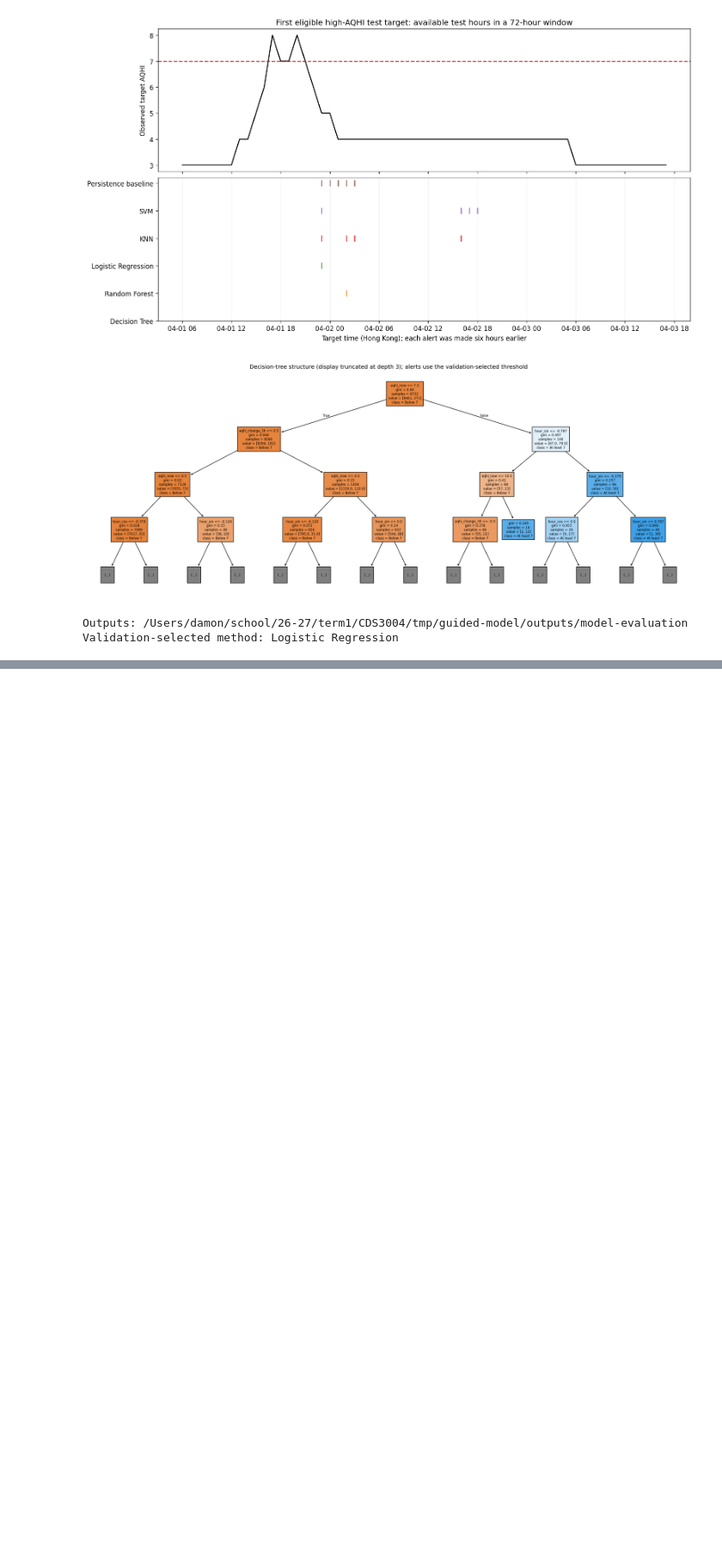
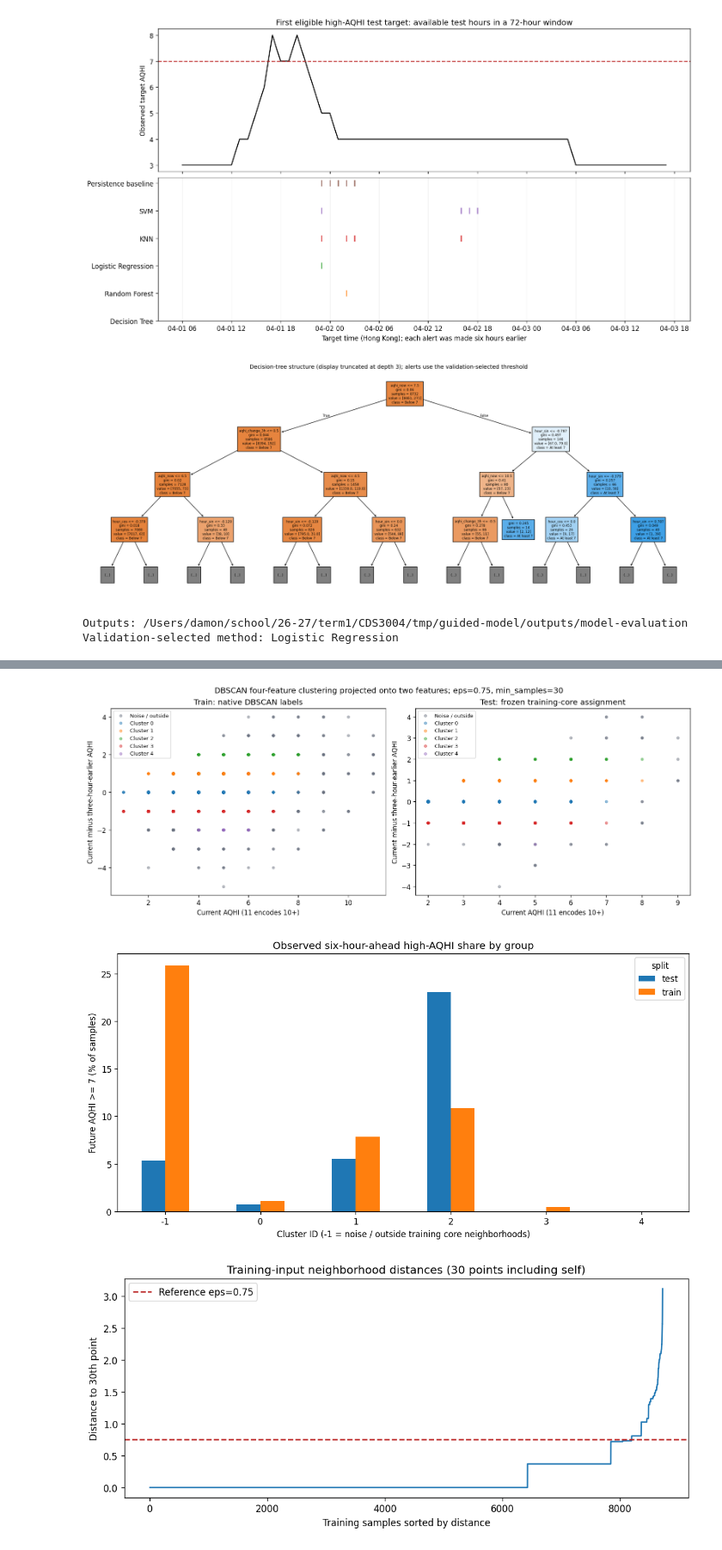
Before and after one commit to Damon-MCL/3004-group-project, a Jupyter notebook: 02_model.ipynb, the cells around one changed output, grey strips where cells are left out. Shown at 86% size. Drawn from its saved outputs; the diff is of its cells as text; code cells hidden in the pictures; blank space fills up the shorter version.

Commit message:
Add training-only DBSCAN exploration and cluster outcome summaries

```diff
--- a/02_model.ipynb
+++ b/02_model.ipynb
@@ -426,0 +546,39 @@ Validation-selected method: Logistic Regression
+# %%
+cluster_values = sorted(set(density_model.labels_) | set(test_cluster_labels))
+colors = {label: ('#6b7280' if label == -1 else plt.get_cmap('tab10')(label % 10)) for label in cluster_values}
+fig, axes = plt.subplots(1, 2, figsize=(13, 5), layout='constrained')
+for ax, assignments, split_name in zip(axes, cluster_frames, ['Train: native DBSCAN labels', 'Test: frozen training-core assignment']):
+    for label in sorted(assignments.cluster.unique()):
+        group = assignments.loc[assignments.cluster.eq(label)]
+        ax.scatter(group.aqhi_now, group.aqhi_change_3h, s=14, alpha=0.45,
+                   color=colors[label], label=('Noise / outside' if label == -1 else f'Cluster {label}'))
+    ax.set(title=split_name, xlabel='Current AQHI (11 encodes 10+)', ylabel='Current minus three-hour-earlier AQHI')
+    ax.legend(fontsize=8, loc='upper left')
+fig.suptitle('DBSCAN four-feature clustering projected onto two features; eps=0.75, min_samples=30')
+fig.savefig(figure_dir / 'dbscan_clusters.png', dpi=160)
+plt.show()
+
+rate_table = cluster_summary.pivot(index='cluster', columns='split', values='future_high_rate')
+fig, ax = plt.subplots(figsize=(10, 5), layout='constrained')
+(100 * rate_table).plot.bar(ax=ax)
+ax.set(title='Observed six-hour-ahead high-AQHI share by group',
+       xlabel='Cluster ID (-1 = noise / outside training core neighborhoods)',
+       ylabel='Future AQHI >= 7 (% of samples)')
+ax.tick_params(axis='x', labelrotation=0)
+fig.savefig(figure_dir / 'dbscan_future_high_rates.png', dpi=160)
+plt.show()
+
+training_neighbors = NearestNeighbors(n_neighbors=DBSCAN_MIN_SAMPLES).fit(cluster_train_X)
+k_distances = training_neighbors.kneighbors(cluster_train_X)[0][:, -1]
+fig, ax = plt.subplots(figsize=(9, 4), layout='constrained')
+ax.plot(np.sort(k_distances))
+ax.axhline(DBSCAN_EPS, color='#b91c1c', linestyle='--', label=f'Reference eps={DBSCAN_EPS}')
+ax.set(title='Training-input neighborhood distances (30 points including self)',
+       xlabel='Training samples sorted by distance', ylabel='Distance to 30th point')
+ax.legend()
+fig.savefig(figure_dir / 'dbscan_neighbor_distances.png', dpi=160)
+plt.show()
+# %% [output]
+[figure, added]
+[figure, added]
+[figure, added]
```
Also changed, not shown: parts of 2 cells of this notebook, 8 other files.
